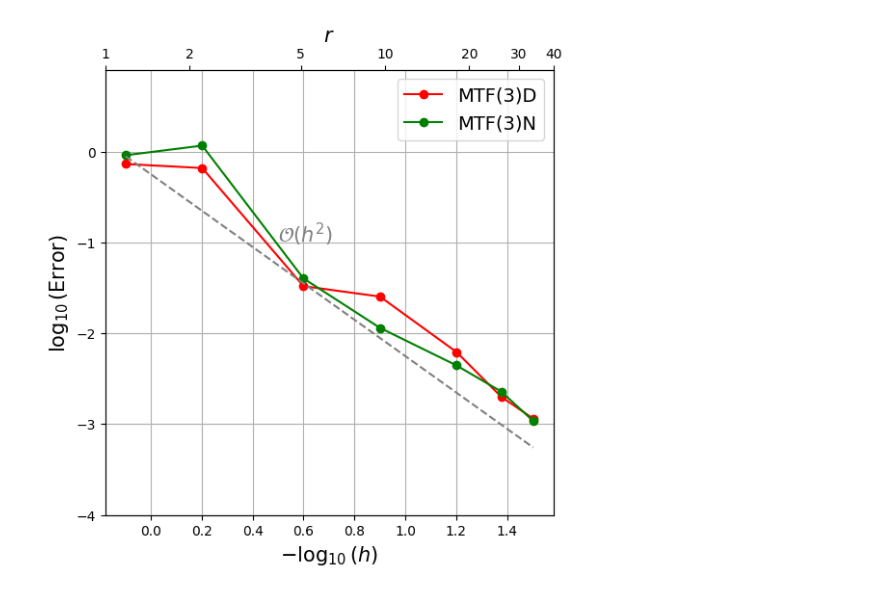
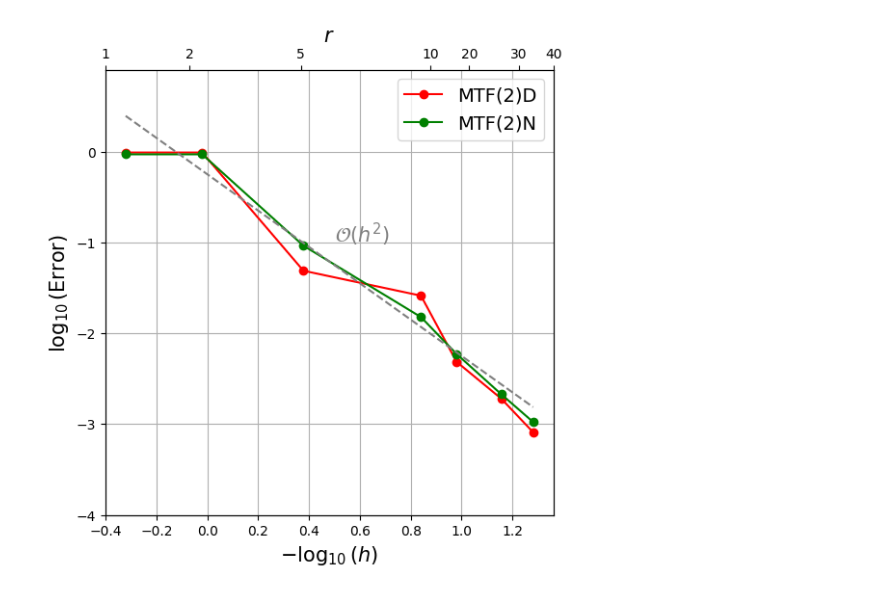
Before and after one commit to betckegroup/multitrace_implementation_paper, a Jupyter notebook: experiments/section1/plot-results.ipynb, the cells around one changed output. Cells and saved outputs as stored; diff of their text form; code cells hidden in the pictures.

```diff
--- a/experiments/section1/plot-results.ipynb
+++ b/experiments/section1/plot-results.ipynb
@@ -8,7 +8,7 @@ precision_list = [1,2, 5,10, 20, 30, 40]
 columns = ['method', 'case', 'M', 'precision', 'h', 'N', 'dirichlet_jump', 'neumann_jump', 'rel_error']
 
 result = None
-case = 'B'
+case = 'A'
 method = 'MTF'
 for M in [2, 3]:
     for precision in precision_list:
@@ -91,25 +91,25 @@ plt.savefig('results/hRCS' + case + '.pdf')
 # %%
 from matplotlib import pyplot as plt
 
 fig, ax  = plt.subplots(1,1, figsize=(6,6))
 
-ax.plot(-logh3_mtf, logerrD3, marker='o', label = 'MTF(3)D', color = 'red')
-ax.plot(-logh3_mtf, logerrN3, marker='o', label = 'MTF(3)N', color = 'green')
+ax.plot(-logh3_mtf, logerrD3, marker='o', label = 'MTF(2)D', color = 'red')
+ax.plot(-logh3_mtf, logerrN3, marker='o', label = 'MTF(2)N', color = 'green')
 #ax.plot(-logh, Logerr, marker='o', label = 'Second moment', color = 'k')
 ax.plot(-logh3_mtf,  -.25 + 2 * logh3_mtf, color = 'gray', linestyle= '--')
 
 plt.text(.5, -1, r'$\mathcal{O}(h^2)$', fontsize=15, color='gray')
 ax2 = ax.twiny()
 #ax2.plot(-logh3_mtf, logh3_mtf, color='w')
 ax2.set_xticks(-logh3_mtf)
 ax2.set_xticklabels(precision_list)
 ax.legend(prop={'size': 14})#prop={'size': 14})
 ax.grid()
 plt.ylim(-4,.9)
 ax.set_xlabel(r'$-\log_{10}(h)$', fontsize=15)
 ax2.set_xlabel(r'$r$', fontsize=15)
 ax.set_ylabel(r'$\log_{10}($Error$)$', fontsize=15)
 
 plt.savefig('results/hTraces' + case + '.pdf')
 # %% [output]
-[figure, old version]
+[figure, new version]
```
Also changed, not shown: parts of 1 cell of this notebook, 9 other files.
